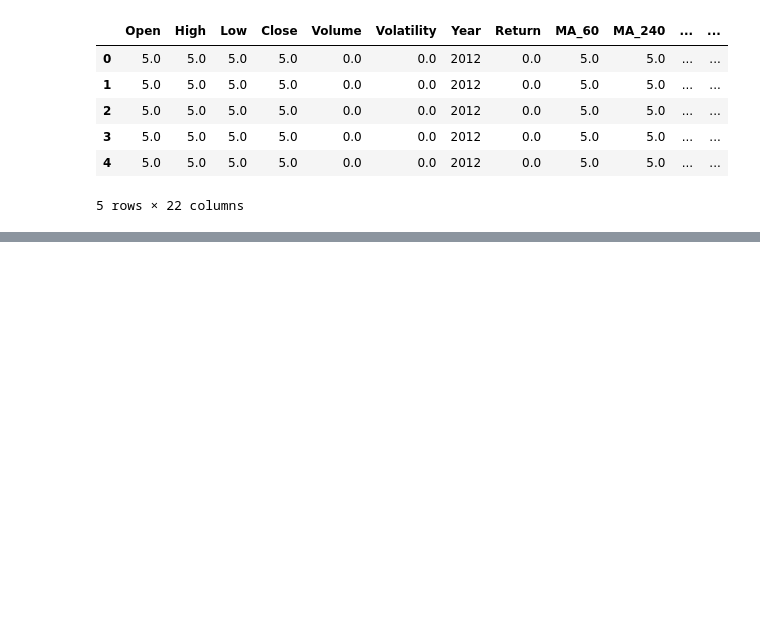
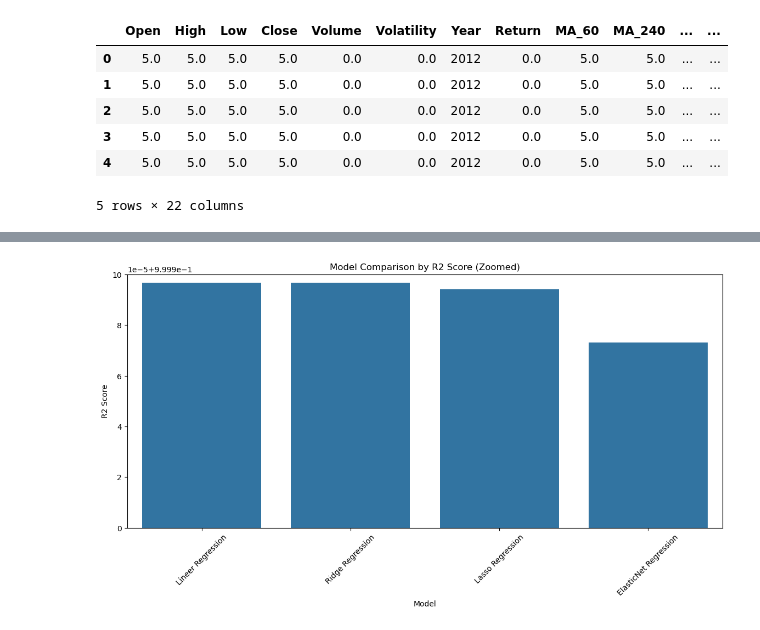
Before and after one commit to kayrasaribay/bitcoin-price-prediction-ML, a Jupyter notebook: notebooks/04_model_training_and_evaluation.ipynb.ipynb, the cells around one changed output, grey strips where cells are left out. Drawn from its saved outputs; the diff is of its cells as text; code cells hidden in the pictures; blank space fills up the shorter version.

Commit message:
add final notebook, README, and requirements

```diff
--- a/notebooks/04_model_training_and_evaluation.ipynb.ipynb
+++ b/notebooks/04_model_training_and_evaluation.ipynb.ipynb
@@ -17,0 +49,8 @@ model_df.head()
+# %%
+X_train = train.drop("Next_Close", axis=1)
+
+X_test = test.drop("Next_Close", axis=1)
+
+y_train = train["Next_Close"]
+
+y_test = test["Next_Close"]
@@ -17,0 +79,26 @@ model_df.head()
+# %%
+results = []
+
+for name, model in models.items():
+
+    model.fit(X_train,y_train)
+
+    y_pred = model.predict(X_test)
+
+    r2 = r2_score(y_test, y_pred)
+    mae = mean_absolute_error(y_test, y_pred)
+    mse = mean_squared_error(y_test, y_pred)
+    rmse = np.sqrt(mse)
+
+    results.append({
+        "Name: ":name,
+        "R2 Score": r2,
+        "MAE": mae,
+        "RMSE": rmse}
+    )
+# %%
+results_df = pd.DataFrame(results)
+# %%
+results_df = results_df.sort_values(by="R2 Score", ascending=False)
+results_df.columns = ["Model","R2 Score","MAE","RMSE"]
+results_df
@@ -17,0 +125,10 @@ model_df.head()
+# %%
+plt.figure(figsize=(14,6))
+sns.barplot(data=results_df, x="Model", y="R2 Score")
+plt.ylim(0.9999, 1.0000)
+plt.title("Model Comparison by R2 Score (Zoomed)")
+plt.xticks(rotation=45)
+plt.savefig("../outputs/figures/notebook4_figures/R2_model_comp")
+plt.show()
+# %% [output]
+[figure, added]
```
Also changed, not shown: parts of 25 cells of this notebook, 13 other files.
